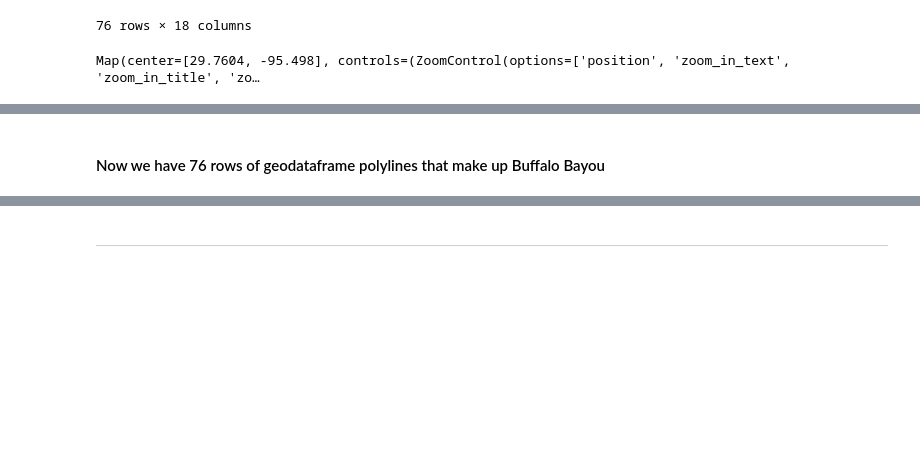
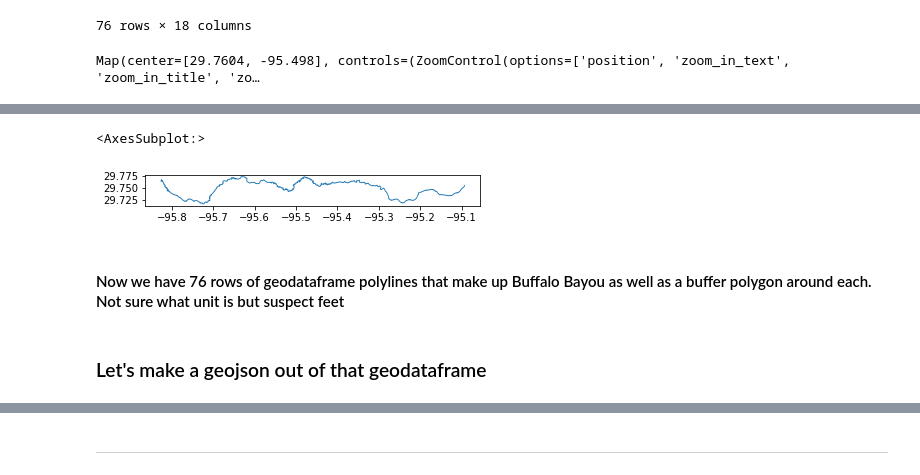
Before and after one commit to JustinGOSSES/river-maps-experiments, a Jupyter notebook: notebooks/Exploration.ipynb, the cells around one changed output, grey strips where cells are left out. Drawn from its saved outputs; the diff is of its cells as text; code cells hidden in the pictures; blank space fills up the shorter version.

```diff
--- a/notebooks/Exploration.ipynb
+++ b/notebooks/Exploration.ipynb
@@ -336,2 +367,9 @@ Map(center=[29.7604, -95.498], controls=(ZoomControl(options=['position', 'zoom_
+# %%
+geodf_buffaloBayou_projected['buffer_geometry'].plot()
+# %% [output]
+<AxesSubplot:>
+[figure, added]
 # %% [markdown]
-#### Now we have 76 rows of geodataframe polylines that make up Buffalo Bayou
+#### Now we have 76 rows of geodataframe polylines that make up Buffalo Bayou as well as a buffer polygon around each. Not sure what unit is but suspect feet
+# %% [markdown]
+### Let's make a geojson out of that geodataframe
```
Also changed, not shown: parts of 42 cells of this notebook, 1 other file.
